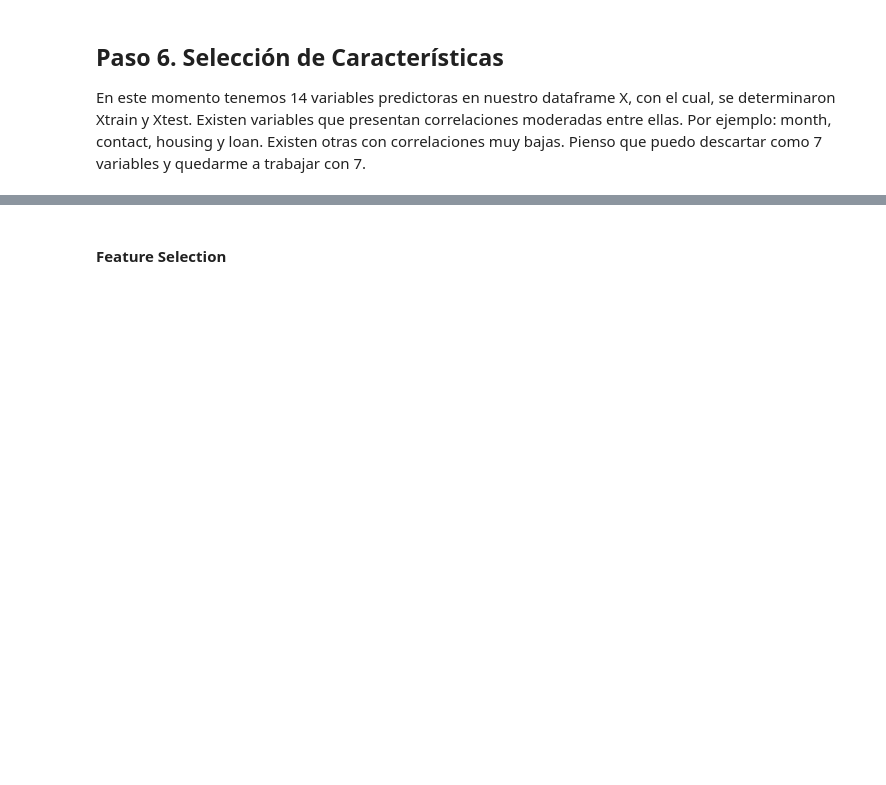
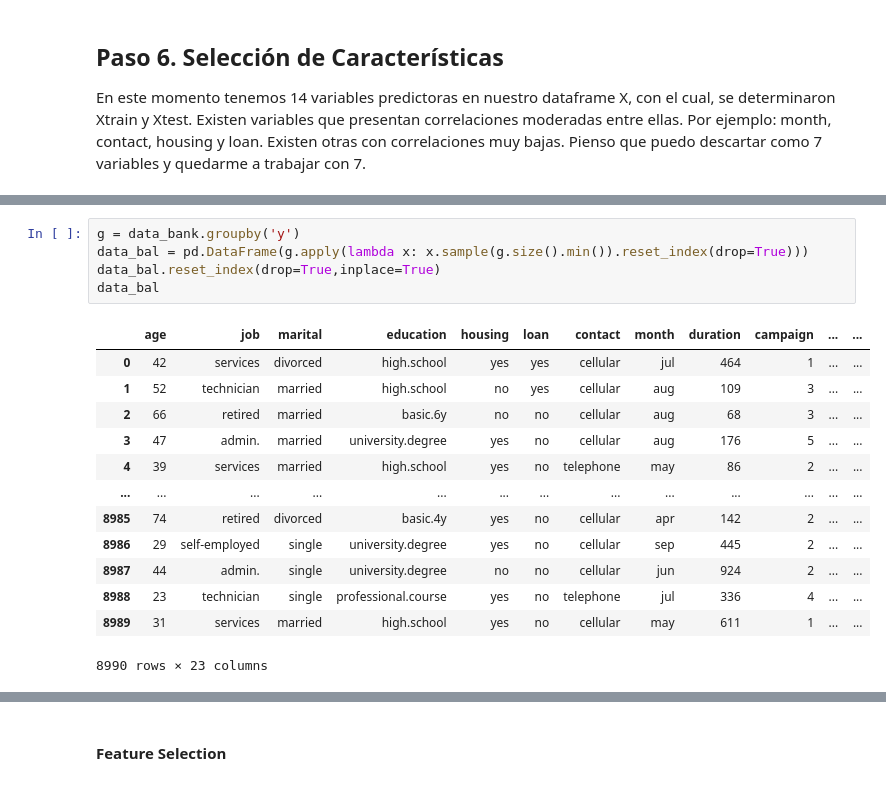
Before and after one commit to Gfotero/First-ML-Algorithm, a Jupyter notebook: src/explore.ipynb, the cells around one changed output, grey strips where cells are left out. Drawn from its saved outputs; the diff is of its cells as text; blank space fills up the shorter version.

```diff
--- a/src/explore.ipynb
+++ b/src/explore.ipynb
@@ -678 +689,20 @@ En este momento tenemos 14 variables predictoras en nuestro dataframe X, con el
+# %%
+g = data_bank.groupby('y')
+data_bal = pd.DataFrame(g.apply(lambda x: x.sample(g.size().min()).reset_index(drop=True)))
+data_bal.reset_index(drop=True,inplace=True)
+data_bal
+# %% [output]
+|  | age | job | marital | education | housing | loan | contact | month | duration | campaign | ... | ... |
+| 0 | 42 | services | divorced | high.school | yes | yes | cellular | jul | 464 | 1 | ... | ... |
+| 1 | 52 | technician | married | high.school | no | yes | cellular | aug | 109 | 3 | ... | ... |
+| 2 | 66 | retired | married | basic.6y | no | no | cellular | aug | 68 | 3 | ... | ... |
+| 3 | 47 | admin. | married | university.degree | yes | no | cellular | aug | 176 | 5 | ... | ... |
+| 4 | 39 | services | married | high.school | yes | no | telephone | may | 86 | 2 | ... | ... |
+| ... | ... | ... | ... | ... | ... | ... | ... | ... | ... | ... | ... | ... |
+| 8985 | 74 | retired | divorced | basic.4y | yes | no | cellular | apr | 142 | 2 | ... | ... |
+| 8986 | 29 | self-employed | single | university.degree | yes | no | cellular | sep | 445 | 2 | ... | ... |
+| 8987 | 44 | admin. | single | university.degree | no | no | cellular | jun | 924 | 2 | ... | ... |
+| 8988 | 23 | technician | single | professional.course | yes | no | telephone | jul | 336 | 4 | ... | ... |
+| 8989 | 31 | services | married | high.school | yes | no | cellular | may | 611 | 1 | ... | ... |
+8990 rows × 23 columns
 # %% [markdown]
```
Also changed, not shown: parts of 18 cells of this notebook.
